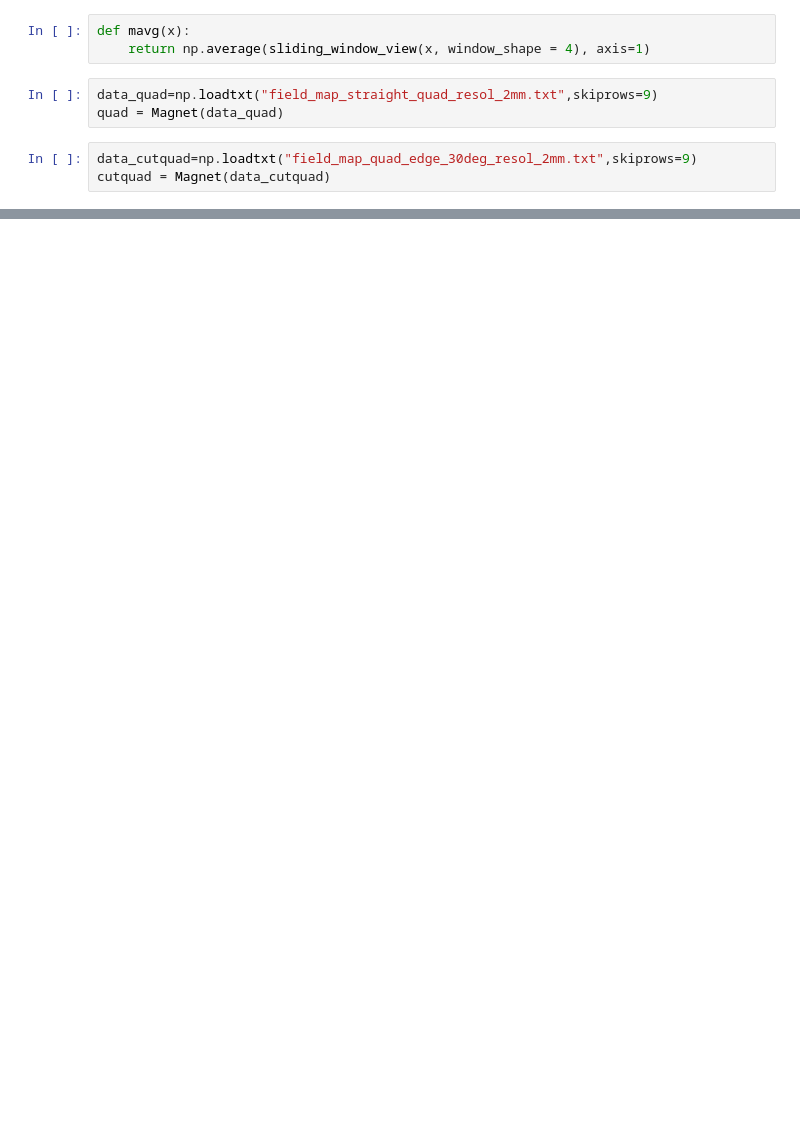
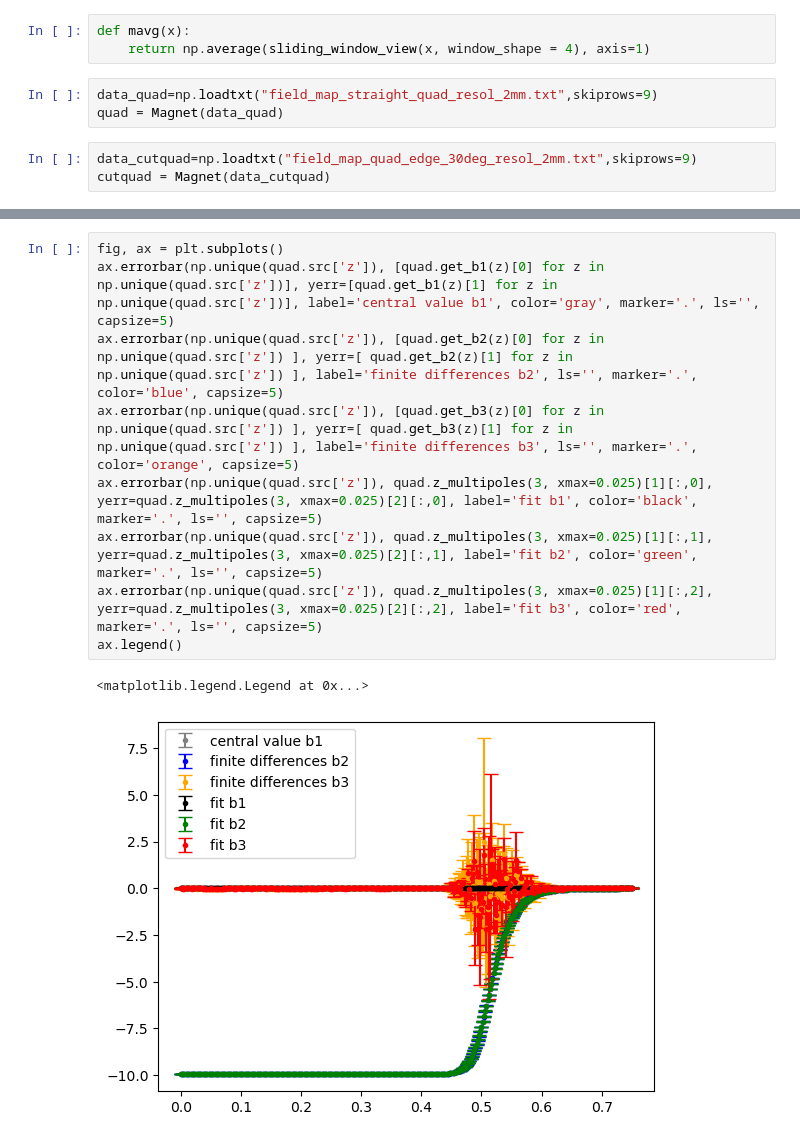
Before and after one commit to xsuite/bpmeth, a Jupyter notebook: fieldmaps/quadrupole_toymodels/fit_fieldmap.ipynb, the cells around one changed output, grey strips where cells are left out. Saved outputs shown, nothing was run; the diff lists cells and outputs as text; blank space fills up the shorter version.

Commit message:
Comparison fieldmap with model. Factorial difference to be found

```diff
--- a/fieldmaps/quadrupole_toymodels/fit_fieldmap.ipynb
+++ b/fieldmaps/quadrupole_toymodels/fit_fieldmap.ipynb
@@ -27,6 +30,18 @@ ax.legend()
 # %% [output]
 <matplotlib.legend.Legend at 0x...>
 [figure]
+# %%
+fig, ax = plt.subplots()
+ax.errorbar(np.unique(quad.src['z']), [quad.get_b1(z)[0] for z in np.unique(quad.src['z'])], yerr=[quad.get_b1(z)[1] for z in np.unique(quad.src['z'])], label='central value b1', color='gray', marker='.', ls='', capsize=5)
+ax.errorbar(np.unique(quad.src['z']), [quad.get_b2(z)[0] for z in np.unique(quad.src['z']) ], yerr=[ quad.get_b2(z)[1] for z in np.unique(quad.src['z']) ], label='finite differences b2', ls='', marker='.', color='blue', capsize=5)
+ax.errorbar(np.unique(quad.src['z']), [quad.get_b3(z)[0] for z in np.unique(quad.src['z']) ], yerr=[ quad.get_b3(z)[1] for z in np.unique(quad.src['z']) ], label='finite differences b3', ls='', marker='.', color='orange', capsize=5)
+ax.errorbar(np.unique(quad.src['z']), quad.z_multipoles(3, xmax=0.025)[1][:,0], yerr=quad.z_multipoles(3, xmax=0.025)[2][:,0], label='fit b1', color='black', marker='.', ls='', capsize=5)
+ax.errorbar(np.unique(quad.src['z']), quad.z_multipoles(3, xmax=0.025)[1][:,1], yerr=quad.z_multipoles(3, xmax=0.025)[2][:,1], label='fit b2', color='green', marker='.', ls='', capsize=5)
+ax.errorbar(np.unique(quad.src['z']), quad.z_multipoles(3, xmax=0.025)[1][:,2], yerr=quad.z_multipoles(3, xmax=0.025)[2][:,2], label='fit b3', color='red', marker='.', ls='', capsize=5)
+ax.legend()
+# %% [output]
+<matplotlib.legend.Legend at 0x...>
+[figure, added]
 # %%
 integrated_b1 = np.trapezoid([cutquad.get_b1(z)[0] for z in np.unique(quad.src['z'])])
 integrated_b2 = np.trapezoid([cutquad.get_b2(z)[0] for z in np.unique(quad.src['z'])])
```
Also changed, not shown: parts of 11 cells of this notebook, 2 other files.
